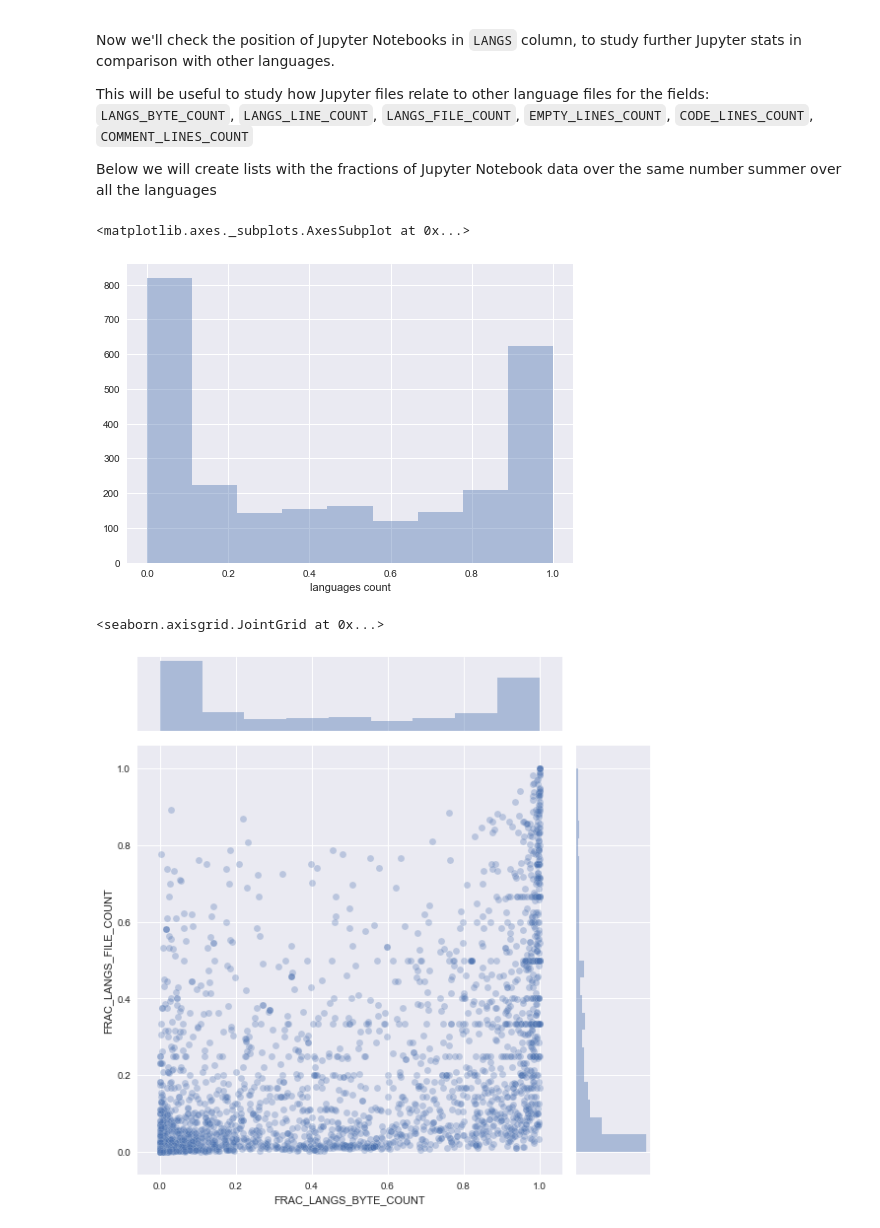
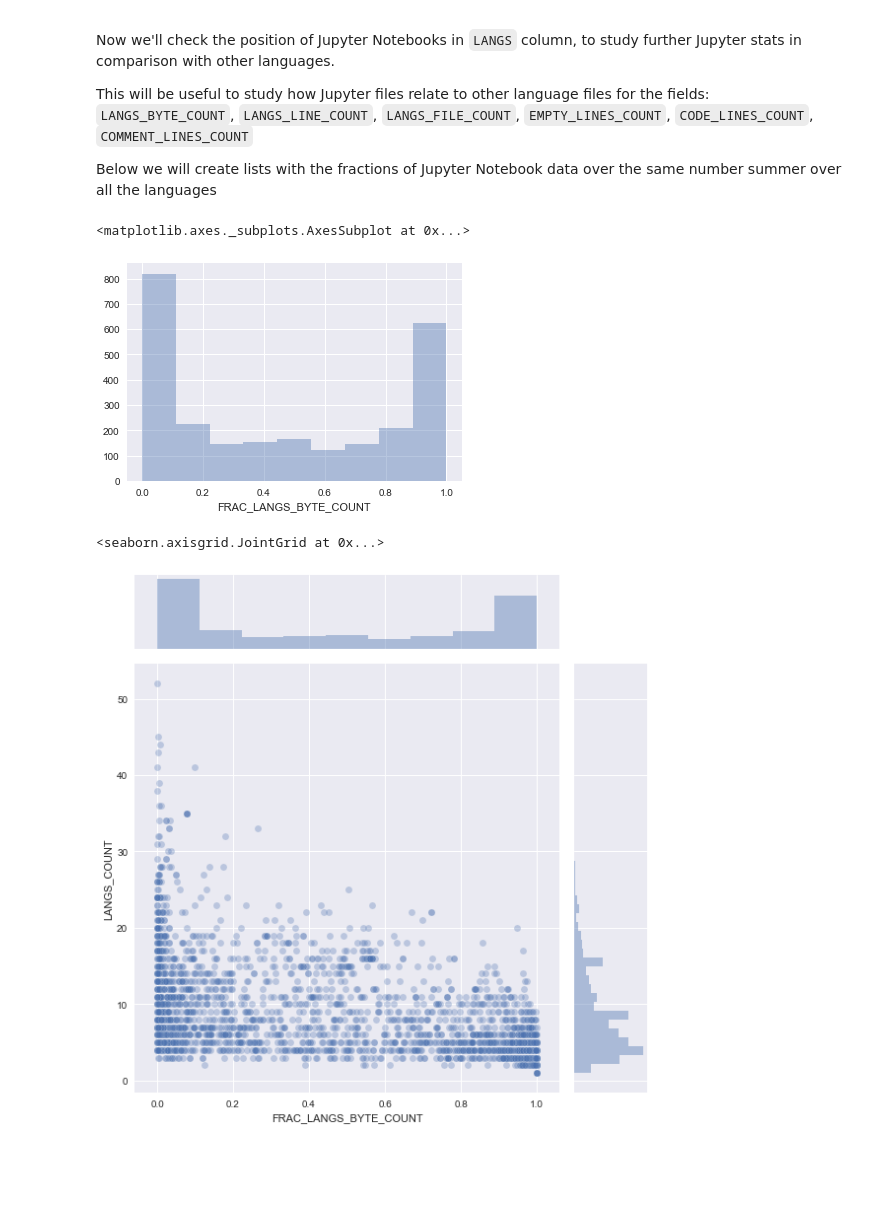
Before and after one commit to gomesfernanda/PGA_study, a Jupyter notebook: PGA_study.ipynb, the cells around one changed output. Saved outputs shown, nothing was run; the diff lists cells and outputs as text; code cells hidden in the pictures; blank space fills up the shorter version.

```diff
--- a/PGA_study.ipynb
+++ b/PGA_study.ipynb
@@ -170,22 +170,20 @@ jupyter_df = jupyter_df.assign(FRAC_EMPTY_LINES_COUNT = frac_empty_lines_count)
 jupyter_df = jupyter_df.assign(FRAC_CODE_LINES_COUNT = frac_code_lines_count)
 jupyter_df = jupyter_df.assign(FRAC_COMMENT_LINES_COUNT = frac_comment_lines_count)
 # %%
-sns.distplot((jupyter_df['FRAC_LANGS_BYTE_COUNT']), kde=False, rug=False, hist=True, axlabel="languages count")
-
-# just one line
+sns.distplot((jupyter_df['FRAC_LANGS_BYTE_COUNT']), kde=False, rug=False, hist=True)
 # %% [output]
 <matplotlib.axes._subplots.AxesSubplot at 0x...>
-[figure, old version]
+[figure, new version]
 # %%
 langs_lines = jupyter_df[jupyter_df.LANGS_COUNT < 100]['FRAC_LANGS_LINE_COUNT']
 langs_files = jupyter_df[jupyter_df.LANGS_COUNT < 100]['FRAC_LANGS_FILE_COUNT']
 langs_bytes = jupyter_df[jupyter_df.LANGS_COUNT < 100]['FRAC_LANGS_BYTE_COUNT']
 empty_lines = jupyter_df[jupyter_df.LANGS_COUNT < 100]['FRAC_EMPTY_LINES_COUNT']
 code_lines = jupyter_df[jupyter_df.LANGS_COUNT < 100]['FRAC_CODE_LINES_COUNT']
 comment_lines = jupyter_df[jupyter_df.LANGS_COUNT < 100]['FRAC_COMMENT_LINES_COUNT']
 langs = jupyter_df[jupyter_df.LANGS_COUNT < 100]['LANGS_COUNT']
 
-sns.jointplot(x = langs_bytes, y = langs_files, kind='scatter', height=8, edgecolor="white", alpha=0.3)
+sns.jointplot(x = langs_bytes, y = langs, kind='scatter', height=8, edgecolor="white", alpha=0.3)
 # %% [output]
 <seaborn.axisgrid.JointGrid at 0x...>
-[figure, old version]
+[figure, new version]
```
Also changed, not shown: parts of 4 cells of this notebook.
